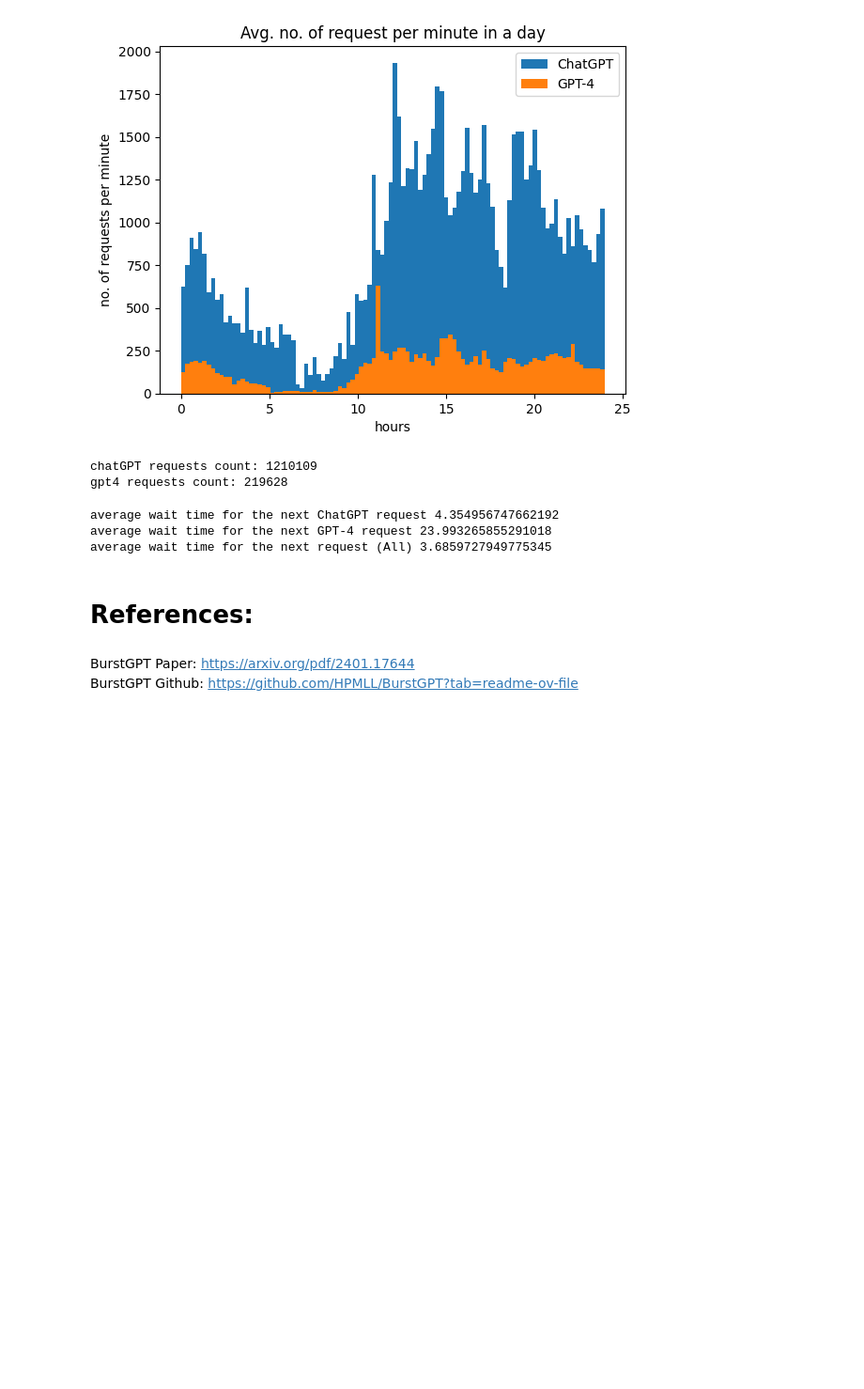
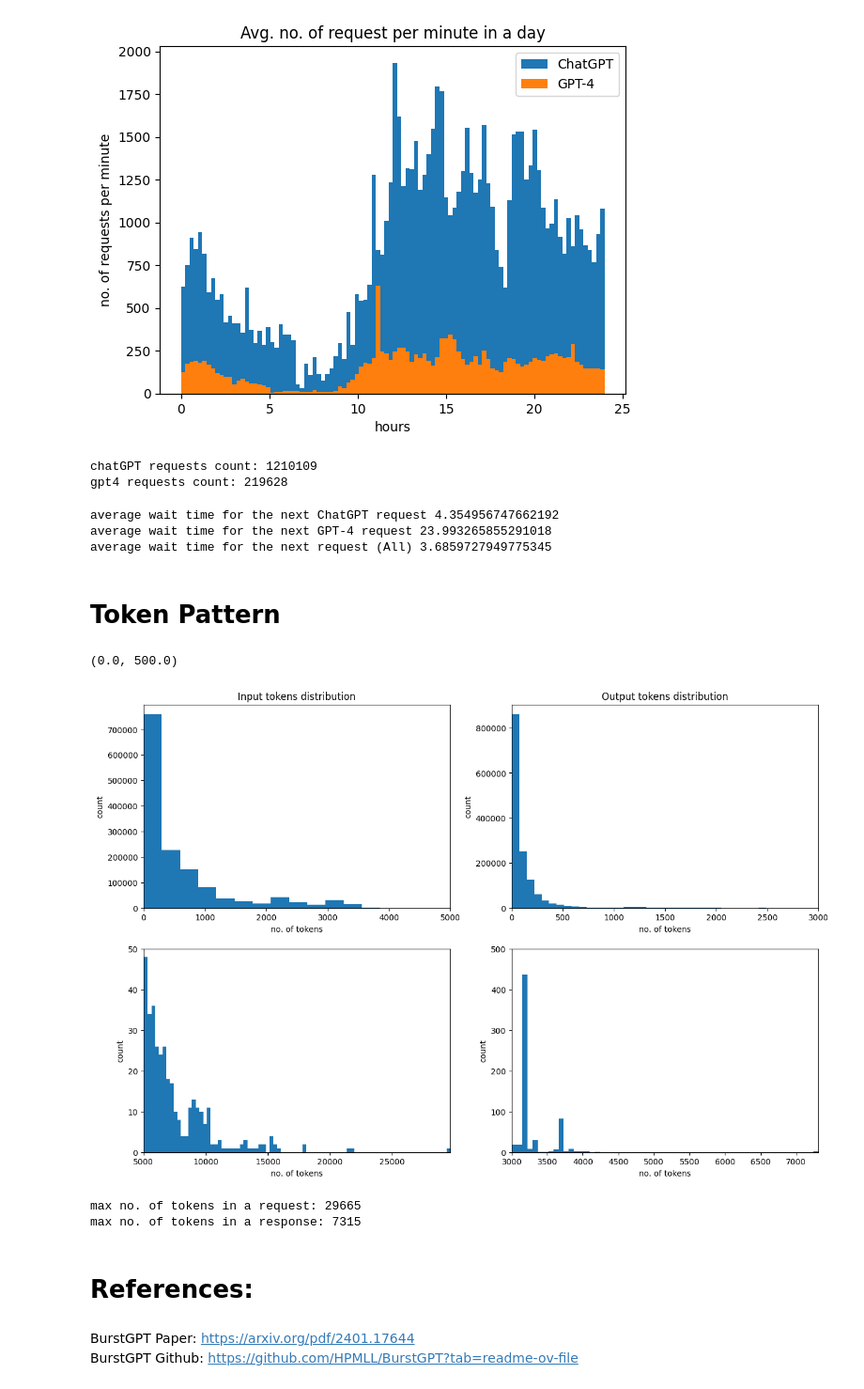
Before and after one commit to anthonychiuhy/distributed-llm-inference, a Jupyter notebook: notebooks/burstGPT_EDA.ipynb, the cells around one changed output. Shown at 94% size. Cells and saved outputs as stored; diff of their text form; code cells hidden in the pictures; blank space fills up the shorter version.

Commit message:
added basic token length pattern analysis and make hard coded values into config

```diff
--- a/notebooks/burstGPT_EDA.ipynb
+++ b/notebooks/burstGPT_EDA.ipynb
@@ -42,6 +42,49 @@ print('average wait time for the next request (All)', df.Timestamp.diff().mean()
 average wait time for the next ChatGPT request 4.354956747662192
 average wait time for the next GPT-4 request 23.993265855291018
 average wait time for the next request (All) 3.6859727949775345
+# %% [markdown]
+# Token Pattern
+# %%
+counts, edges = np.histogram(df['Request tokens'], bins=100)
+
+plt.figure(figsize=(15, 10))
+plt.subplot(2, 2, 1)
+plt.stairs(counts, edges=edges, fill=True)
+plt.title("Input tokens distribution")
+plt.xlabel("no. of tokens")
+plt.ylabel("count")
+plt.xlim([0, 5000])
+
+plt.subplot(2, 2, 3)
+plt.stairs(counts, edges=edges, fill=True)
+plt.xlabel("no. of tokens")
+plt.ylabel("count")
+plt.xlim([5000, edges[-1]])
+plt.ylim([0, 50])
+
+counts, edges = np.histogram(df['Response tokens'], bins=100)
+plt.subplot(2, 2, 2)
+plt.stairs(counts, edges=edges, fill=True)
+plt.title("Output tokens distribution")
+plt.xlabel("no. of tokens")
+plt.ylabel("count")
+plt.xlim([0, 3000])
+
+plt.subplot(2, 2, 4)
+plt.stairs(counts, edges=edges, fill=True)
+plt.xlabel("no. of tokens")
+plt.ylabel("count")
+plt.xlim([3000, edges[-1]])
+plt.ylim([0, 500])
+# %% [output]
+(0.0, 500.0)
+[figure, added]
+# %%
+print("max no. of tokens in a request:", df['Request tokens'].max())
+print("max no. of tokens in a response:", df['Response tokens'].max())
+# %% [output]
+max no. of tokens in a request: 29665
+max no. of tokens in a response: 7315
 # %% [markdown]
 # References:
 # %% [markdown]
```
Also changed, not shown: 2 other files.
